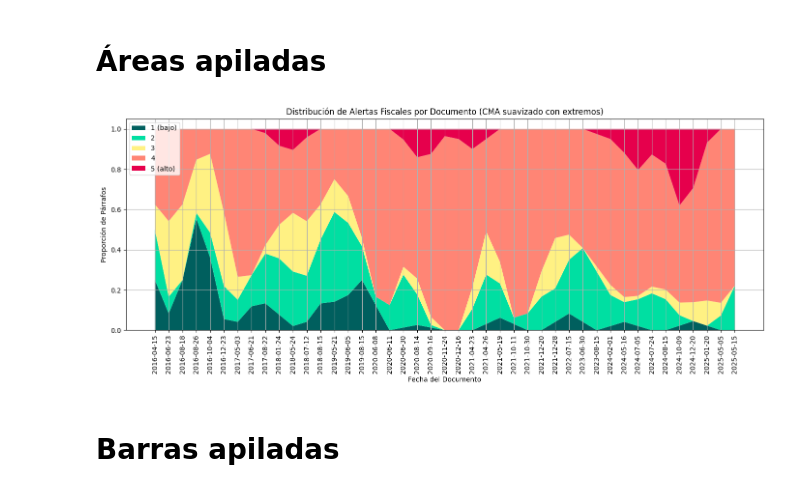
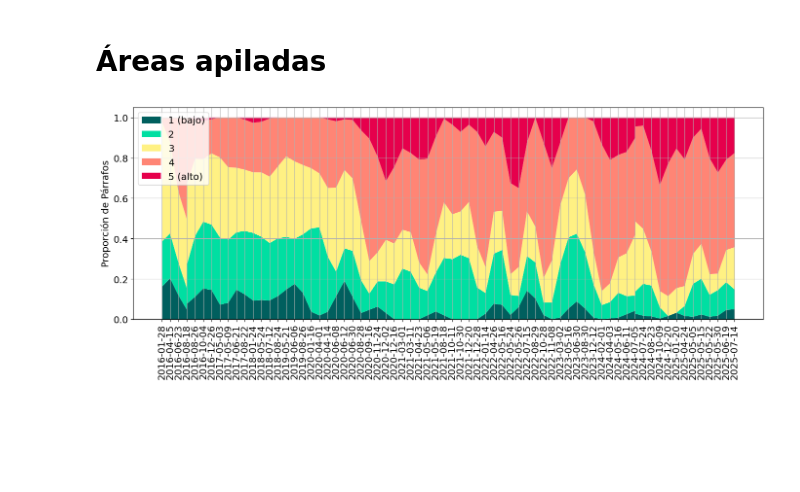
Before and after one commit to JasonCruz18/fiscal_tone, a Jupyter notebook: llm.ipynb, the cells around one changed output. Saved outputs shown, nothing was run; the diff lists cells and outputs as text; code cells hidden in the pictures; blank space fills up the shorter version.

Commit message:
Plotted Fiscal Tone for 1900+ paragraphs

```diff
--- a/llm.ipynb
+++ b/llm.ipynb
@@ -273,7 +284,7 @@ Name: risk_index, dtype: float64
 # %% [markdown]
 # Aggregation
 # %%
-df_doc_avg = df.groupby(['filename', 'date']).agg(
+df_doc_avg = df.groupby(['title', 'date']).agg(
     avg_risk_score=('fiscal_risk_score', 'mean'),
     avg_risk_index=('risk_index', 'mean'),
     n_paragraphs=('fiscal_risk_score', 'count')
@@ -301,6 +308,6 @@ df_doc_avg
 # %%
 df_score_dist = (
-    df.pivot_table(index=['filename', 'date'],
+    df.pivot_table(index=['title', 'date'],
                    columns='fiscal_risk_score',
                    values='text',
                    aggfunc='count',
@@ -354,5 +353,5 @@ df_score_dist
 # %%
-df_doc_summary = pd.merge(df_doc_avg, df_score_dist, on=['filename', 'date'])
+df_doc_summary = pd.merge(df_doc_avg, df_score_dist, on=['title', 'date'])
 # %%
 df_doc_summary
 # %% [output]
@@ -402,32 +374,0 @@ plt.show()
-# %%
-import matplotlib.pyplot as plt
-import numpy as np
-
-# Ordena y convierte fechas a string
-df_plot = df_doc_summary.sort_values('date')
-df_plot['date_str'] = df_plot['date'].dt.strftime('%Y-%m-%d')
-
-# Datos para apilamiento
-x = np.arange(len(df_plot))
-scores = ['score_1', 'score_2', 'score_3', 'score_4', 'score_5']
-colors = ['#F5F5F5', '#898989', '#696969', '#494949', '#292929']
-labels = ['1 (bajo)', '2', '3', '4', '5 (alto)']
-
-# Inicializa el fondo de cada barra en 0
-bottom = np.zeros(len(df_plot))
-
-plt.figure(figsize=(14, 6))
-
-# Graficar cada score como una capa apilada
-for i, score in enumerate(scores):
-    plt.bar(x, df_plot[score], bottom=bottom, label=labels[i], color=colors[i])
-    bottom += df_plot[score].values
-
-# Ajustes finales
-plt.xticks(x, df_plot['date_str'], rotation=90)
-plt.legend(loc='upper left')
-plt.title("Distribución de Alertas Fiscales por Documento")
-plt.xlabel("Fecha del Documento")
-plt.ylabel("Proporción de Párrafos")
-plt.tight_layout()
-plt.show()
@@ -475,36 +414,32 @@ for col in ['score_1', 'score_2', 'score_3', 'score_4', 'score_5']:
     penultimate = series.iloc[-2]
     last_smoothed = (3 * last + penultimate) / 4
 
     # Insertar bordes
     middle_cma.iloc[0] = first_smoothed
     middle_cma.iloc[-1] = last_smoothed
 
     df_doc_summary[f'{col}_cma'] = middle_cma
 
 # Configuración para el gráfico
 cols_cma = ['score_1_cma', 'score_2_cma', 'score_3_cma', 'score_4_cma', 'score_5_cma']
 labels = ['1 (bajo)', '2', '3', '4', '5 (alto)']
 colors = ['#005f5e', '#00DFA2', '#FFF183', '#ff8575', '#E6004C']
 
 # Gráfico de áreas apiladas suavizadas
 plt.figure(figsize=(14, 6))
 plt.stackplot(df_doc_summary['date_str'],
               *[df_doc_summary[col] for col in cols_cma],
               labels=labels,
               colors=colors)
 
-plt.title("Distribución de Alertas Fiscales por Documento (CMA suavizado con extremos)")
-plt.xlabel("Fecha del Documento")
-plt.ylabel("Proporción de Párrafos")
+plt.ylabel("Proporción de Párrafos", fontsize=14)
 plt.xticks(rotation=90)
 plt.legend(loc='upper left')
 plt.grid(True)
 plt.tight_layout()
 
 # Guardar gráfico
 plt.savefig("stacked_areas.png", dpi=300)
 plt.show()
 # %% [output]
-[figure, old version]
+[figure, new version]
-# %% [markdown]
-# Barras apiladas
```
Also changed, not shown: parts of 28 cells of this notebook, 3 other files.
